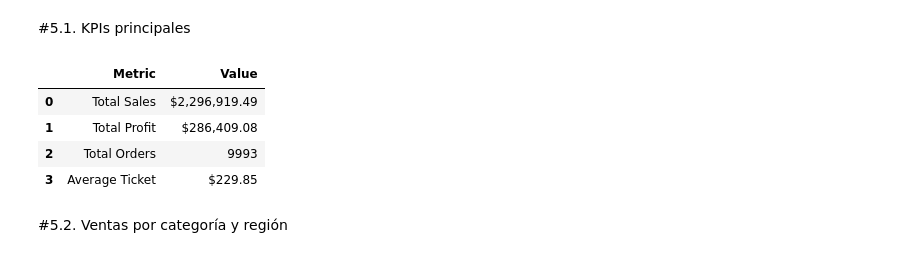
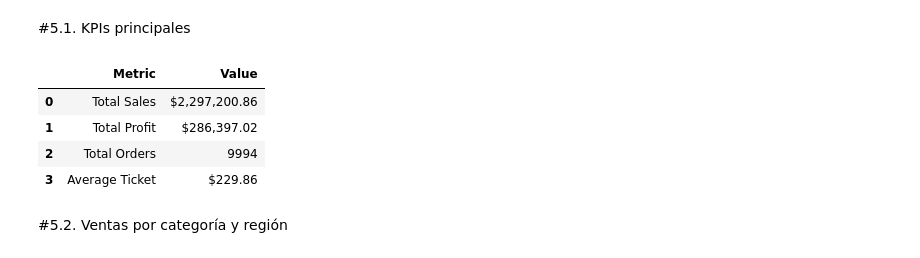
Before and after one commit to Brigiuli/Retail-Sales-Analysis-Profit-Prediction-and-Product-Segmentation, a Jupyter notebook: Retail_Sales_Analysis.ipynb, the cells around one changed output. Saved outputs shown, nothing was run; the diff lists cells and outputs as text; code cells hidden in the pictures.

```diff
--- a/Retail_Sales_Analysis.ipynb
+++ b/Retail_Sales_Analysis.ipynb
@@ -184,17 +185,13 @@ INFORMACIÓN GENERAL DEL DATASET
 
 df.isnull().sum()
 
-# si hubiera datos faltantes eliminarlos
-# df = df.dropna()
-
-df.duplicated().sum()
+# Dataset original limpio
 df = df.drop_duplicates()
 
-# limpieza de variables que no sirven para el modelo
-df=df.drop(['Row ID','Order ID','Customer ID','Customer Name','Product Name','Postal Code'],axis=1)
-
-
-df.info()  # corroborando eliminación de variables
+# Dataset SOLO para modelos
+df_model = df.drop(['Row ID','Order ID','Customer ID',
+                    'Customer Name','Product Name',
+                    'Postal Code'], axis=1)
 # %%
 # Convertir fechas
 df['Order Date'] = pd.to_datetime(df['Order Date'])
@@ -206,23 +203,28 @@ df = df.drop(columns=['Ship Date'])
 # %% [markdown]
 #5.1. KPIs principales
 # %%
+total_sales = df['Sales'].sum()
+total_profit = df['Profit'].sum()
+total_orders = len(df) # Assuming total transactions/rows represent 'Total Orders'
+average_ticket = total_sales / total_orders
+
 kpis = pd.DataFrame({
     "Metric": ["Total Sales", "Total Profit", "Total Orders", "Average Ticket"],
     "Value": [
         f"${total_sales:,.2f}",
         f"${total_profit:,.2f}",
         total_orders,
-        f"${avg_ticket:,.2f}"
+        f"${average_ticket:,.2f}"
     ]
 })
 
 kpis
 # %% [output]
 |  | Metric | Value |
-| 0 | Total Sales | $2,296,919.49 |
-| 1 | Total Profit | $286,409.08 |
-| 2 | Total Orders | 9993 |
-| 3 | Average Ticket | $229.85 |
+| 0 | Total Sales | $2,297,200.86 |
+| 1 | Total Profit | $286,397.02 |
+| 2 | Total Orders | 9994 |
+| 3 | Average Ticket | $229.86 |
 # %% [markdown]
 #5.2. Ventas por categoría y región
 # %%
```
Also changed, not shown: parts of 20 cells of this notebook.
